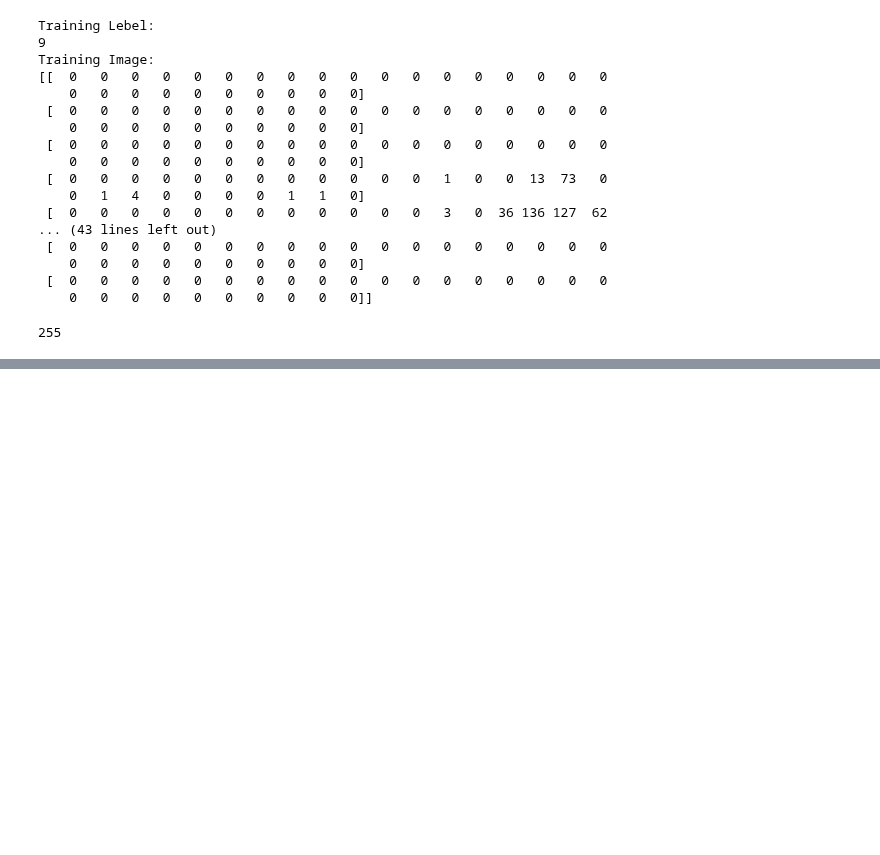
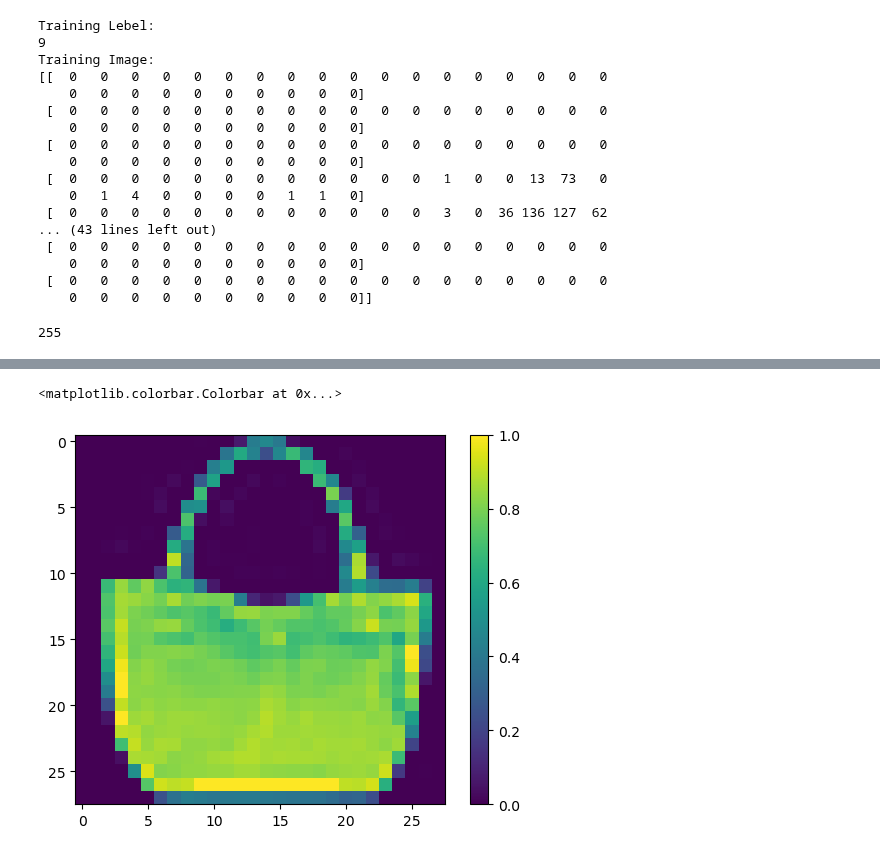
Before and after one commit to beniamine3155/Deep_Learnig_Basic, a Jupyter notebook: 03_Fashion_MNIST/fashion_classification.ipynb, the cells around one changed output, grey strips where cells are left out. Drawn from its saved outputs; the diff is of its cells as text; code cells hidden in the pictures; blank space fills up the shorter version.

```diff
--- a/03_Fashion_MNIST/fashion_classification.ipynb
+++ b/03_Fashion_MNIST/fashion_classification.ipynb
@@ -99,0 +143,8 @@ np.max(train_images)
+# %%
+plt.figure()
+plt.imshow(train_images[100])
+plt.colorbar()
+# convert the pixel values 0 to 1, colorbar shows the pixel values
+# %% [output]
+<matplotlib.colorbar.Colorbar at 0x...>
+[figure, added]
```
Also changed, not shown: parts of 6 cells of this notebook.
